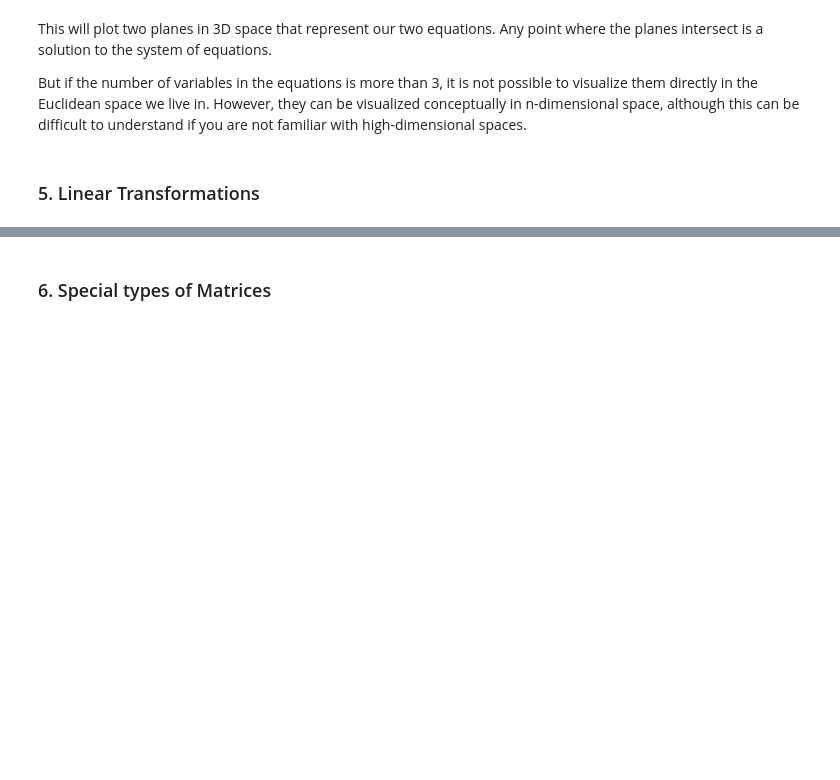
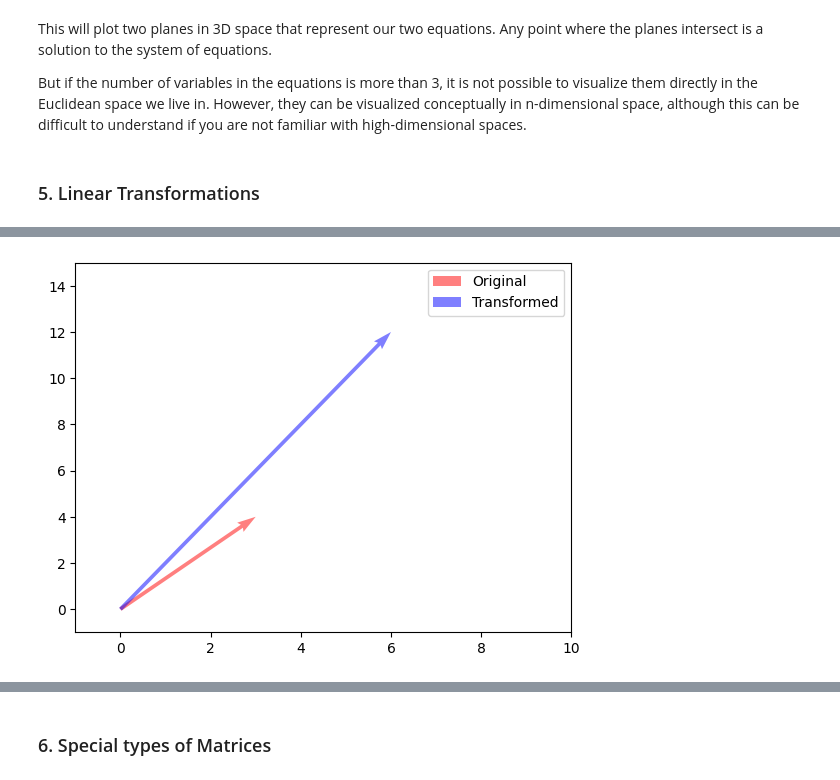
Before and after one commit to natapone/learning_ai_by_coding, a Jupyter notebook: 1-1_linear_algebra.ipynb, the cells around one changed output, grey strips where cells are left out. Cells and saved outputs as stored; diff of their text form; code cells hidden in the pictures; blank space fills up the shorter version.

Commit message:
Special matrix

```diff
--- a/1-1_linear_algebra.ipynb
+++ b/1-1_linear_algebra.ipynb
@@ -1238,0 +1267,33 @@ But if the number of variables in the equations is more than 3, it is not possib
+# %%
+import numpy as np
+import matplotlib.pyplot as plt
+
+# Define the vector v
+v = np.array([3, 4])
+
+# Define the transformation matrix A
+A = np.array([[2, 0], [0, 3]])
+
+# Apply the transformation to v
+T_v = np.dot(A, v)
+
+# Create the figure and axes objects
+fig, ax = plt.subplots()
+
+# Set the limits of the plot
+ax.set_xlim(-1, 10)
+ax.set_ylim(-1, 15)
+
+# Plot the original vector
+ax.quiver(0, 0, v[0], v[1], angles='xy', scale_units='xy', scale=1, color='r', alpha=0.5)
+
+# Plot the transformed vector
+ax.quiver(0, 0, T_v[0], T_v[1], angles='xy', scale_units='xy', scale=1, color='b', alpha=0.5)
+
+# Add a legend
+ax.legend(["Original", "Transformed"])
+
+# Show the plot
+plt.show()
+# %% [output]
+[figure, added]
```
Also changed, not shown: parts of 38 cells of this notebook.
